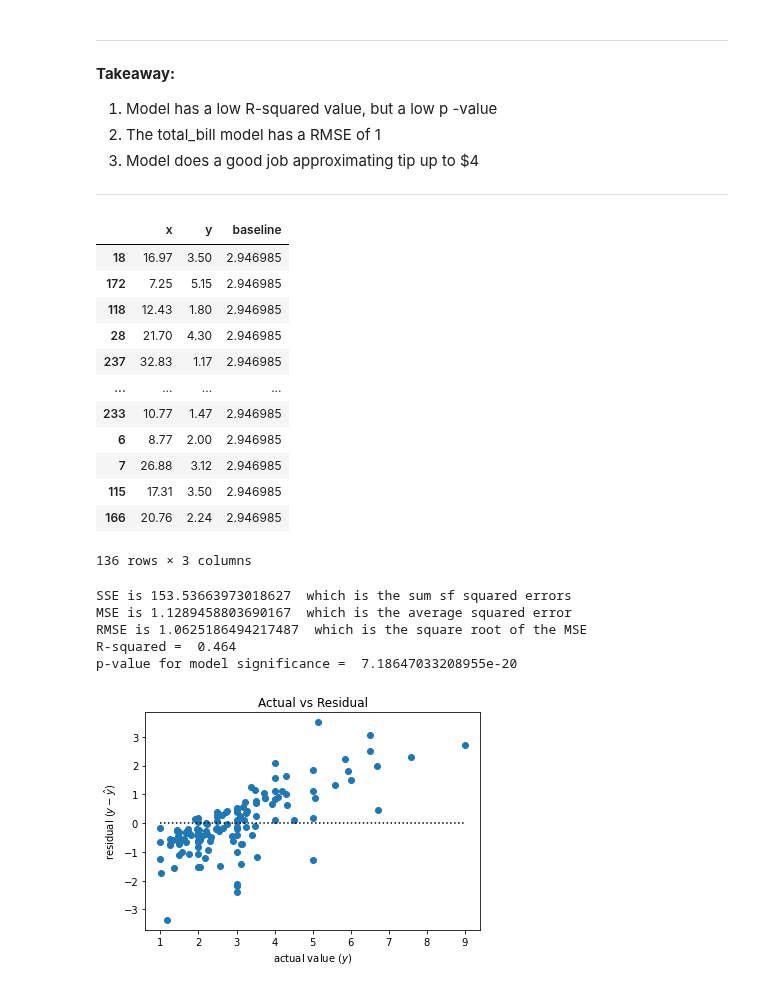
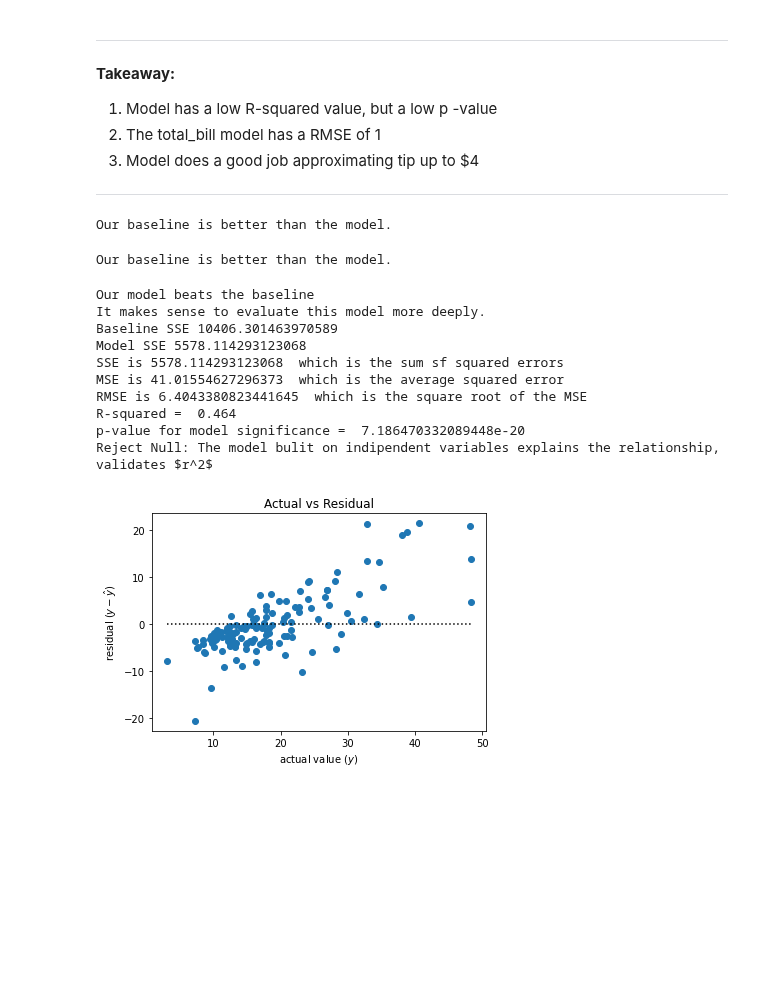
Before and after one commit to CSolitaire/regression-exercises, a Jupyter notebook: evaluate.ipynb, the cells around one changed output. Cells and saved outputs as stored; diff of their text form; code cells hidden in the pictures; blank space fills up the shorter version.

```diff
--- a/evaluate.ipynb
+++ b/evaluate.ipynb
@@ -705,35 +459,7 @@ p-value for model significance =  7.18647033208955e-20
 3. Model does a good job approximating tip up to $4
 
 ***
-# %%
-df = sns.load_dataset("tips")
-train_validate, test = train_test_split(df, test_size = .2, random_state = 123)
-train, validate = train_test_split(train_validate, test_size = .3, random_state = 123)
-train.shape, validate.shape, test.shape
-
-def linear_model(linear_model, target, feature):
-    baseline = target.mean()                              # Change for dependent (Y)
-    model = linear_model            # Change for dependent (Y) and independent (X)
-    evaluate = pd.DataFrame()
-    evaluate["x"] = features                          # Change for independent (X)
-
-    # Our y is our dependent variable
-    evaluate["y"] = target                                # Change for dependent (Y)
-    evaluate["baseline"] = target.mean()                  # Change for dependent (Y)
-    return evaluate
 # %%
-linear_model(ols('tip ~ total_bill', train).fit(), train.tip, train.total_bill)
+linear_model(ols('size ~ total_bill', train).fit(), train.size, train.total_bill)
 # %% [output]
-|  | x | y | baseline |
-| 18 | 16.97 | 3.50 | 2.946985 |
-| 172 | 7.25 | 5.15 | 2.946985 |
-| 118 | 12.43 | 1.80 | 2.946985 |
-| 28 | 21.70 | 4.30 | 2.946985 |
-| 237 | 32.83 | 1.17 | 2.946985 |
-| ... | ... | ... | ... |
-| 233 | 10.77 | 1.47 | 2.946985 |
-| 6 | 8.77 | 2.00 | 2.946985 |
-| 7 | 26.88 | 3.12 | 2.946985 |
-| 115 | 17.31 | 3.50 | 2.946985 |
-| 166 | 20.76 | 2.24 | 2.946985 |
-136 rows × 3 columns
+Our baseline is better than the model.
@@ -811,9 +466,18 @@ def linear_model(linear_model, target, feature):
 # %%
-linear_model(ols('tip ~ total_bill', train).fit(), train.tip, train.total_bill)
+linear_model(ols('size ~ tip', train).fit(), train.size, train.tip)
 # %% [output]
-SSE is 153.53663973018627  which is the sum sf squared errors
-MSE is 1.1289458803690167  which is the average squared error
-RMSE is 1.0625186494217487  which is the square root of the MSE
-R-squared =  0.464
-p-value for model significance =  7.18647033208955e-20
+Our baseline is better than the model.
-[figure, removed]
+# %%
+linear_model(ols('total_bill ~ tip', train).fit(), train.total_bill, train.tip)
+# %% [output]
+Our model beats the baseline
+It makes sense to evaluate this model more deeply.
+Baseline SSE 10406.301463970589
+Model SSE 5578.114293123068
+SSE is 5578.114293123068  which is the sum sf squared errors
+MSE is 41.01554627296373  which is the average squared error
+RMSE is 6.4043380823441645  which is the square root of the MSE
+R-squared =  0.464
+p-value for model significance =  7.186470332089448e-20
+Reject Null: The model bulit on indipendent variables explains the relationship, validates $r^2$
+[figure, added]
```
Also changed, not shown: parts of 16 cells of this notebook.
